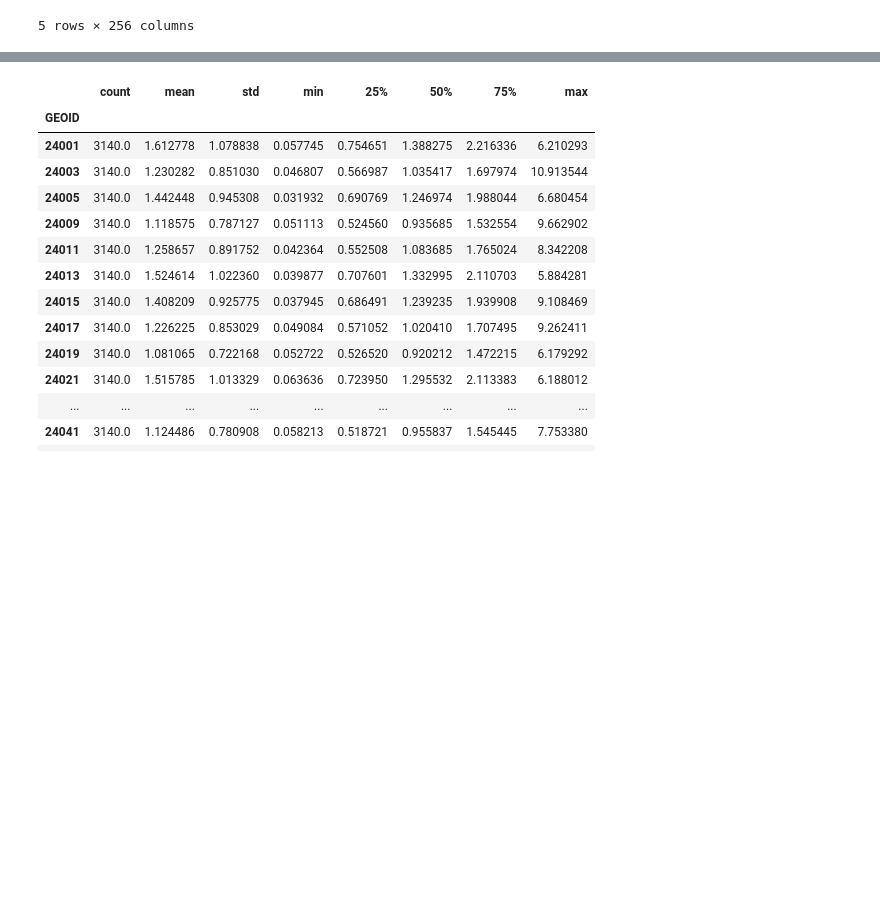
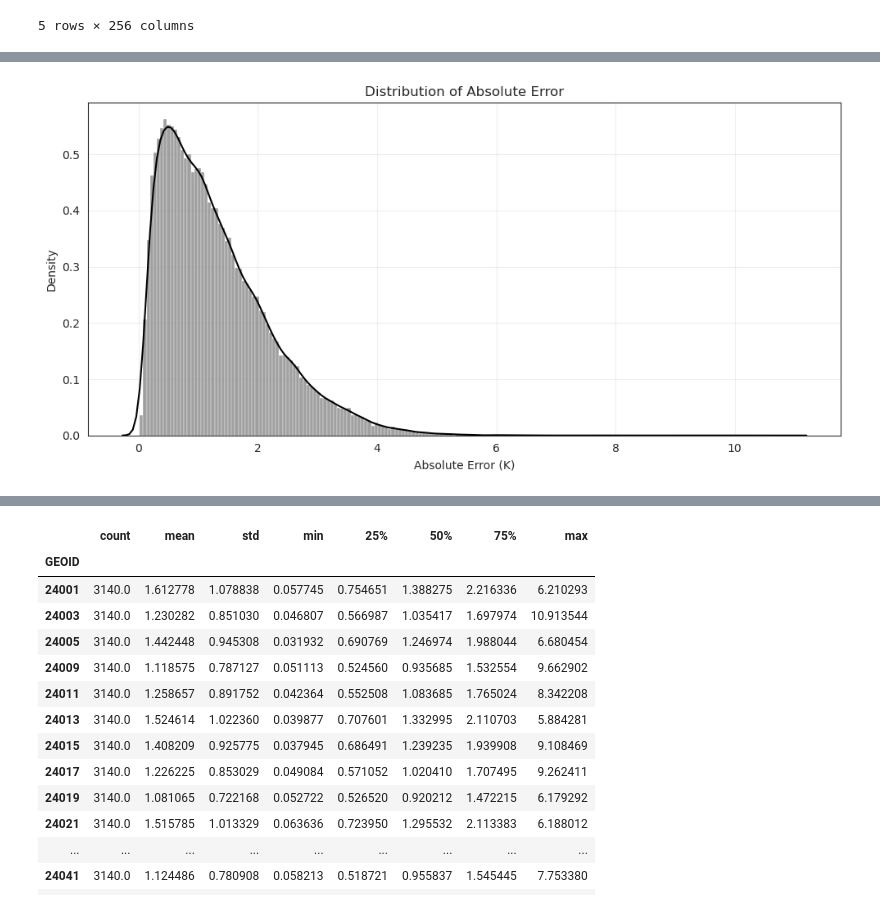
Before and after one commit to deancalhoun/nwp-census-eval, a Jupyter notebook: notebooks/MD_demographic_analysis.ipynb, the cells around one changed output, grey strips where cells are left out. Drawn from its saved outputs; the diff is of its cells as text; code cells hidden in the pictures; blank space fills up the shorter version.

```diff
--- a/notebooks/MD_demographic_analysis.ipynb
+++ b/notebooks/MD_demographic_analysis.ipynb
@@ -99,0 +123,11 @@ MD_error.head()
+# %%
+plt.figure(figsize=(10,5))
+sns.kdeplot(data=MD_error, x='t2m_abs_error', c='k')
+sns.histplot(data=MD_error, x='t2m_abs_error', stat='density', color='grey')
+plt.title('Distribution of Absolute Error')
+plt.xlabel('Absolute Error (K)')
+plt.grid(alpha=0.3)
+plt.tight_layout()
+plt.show()
+# %% [output]
+[figure, added]
```
Also changed, not shown: parts of 24 cells of this notebook.
